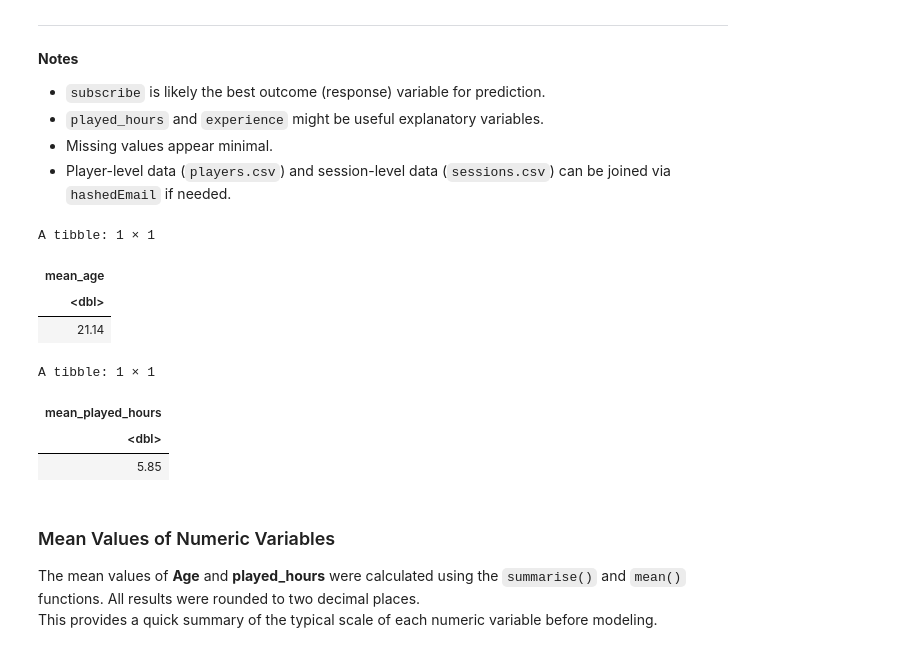
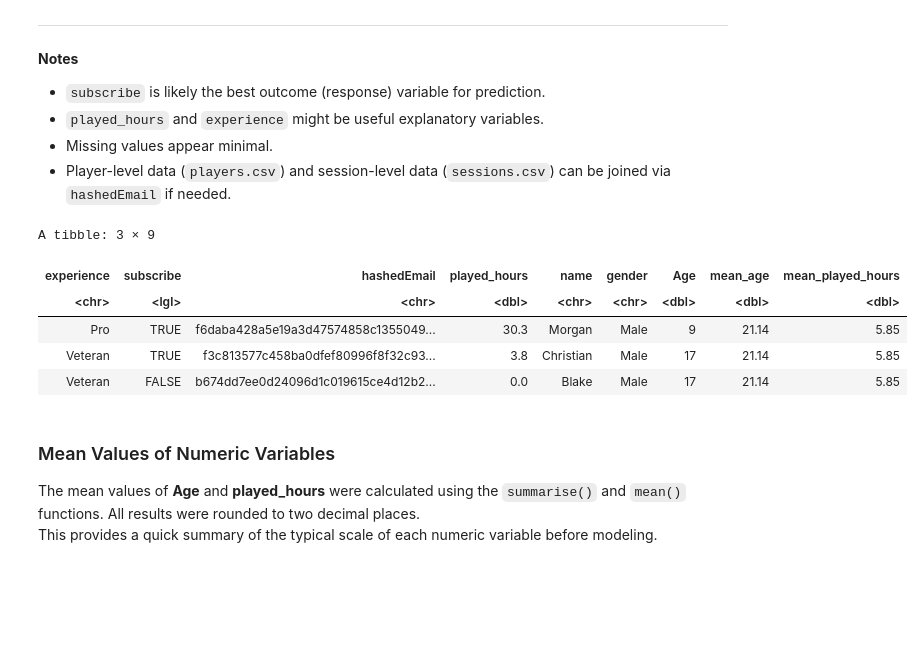
Before and after one commit to Dongwoothehutt/dsci1002025w1group25, a Jupyter notebook: projectmainnotebook.ipynb, the cells around one changed output. Saved outputs shown, nothing was run; the diff lists cells and outputs as text; code cells hidden in the pictures; blank space fills up the shorter version.

Commit message:
Replaced summarise() with mutate() to add mean_age and mean_played_hours columns

```diff
--- a/projectmainnotebook.ipynb
+++ b/projectmainnotebook.ipynb
@@ -111,22 +111,22 @@ This includes the variable names, data types, and short descriptions based on wh
 - Missing values appear minimal.
 - Player-level data (`players.csv`) and session-level data (`sessions.csv`) can be joined via `hashedEmail` if needed.
 # %%
-# Calculate mean Age (rounded to 2 decimals)
-players |>
-  summarise(mean_age = round(mean(Age, na.rm = TRUE), 2))
+# Add avg_age and avg_played_hours as new columns in the dataset
+players <- players |>
+  mutate(
+    avg_age = round(mean(Age, na.rm = TRUE), 2),
+    avg_played_hours = round(mean(played_hours, na.rm = TRUE), 2)
+  )
 
-# Calculate mean played_hours (rounded to 2 decimals)
-players |>
-  summarise(mean_played_hours = round(mean(played_hours, na.rm = TRUE), 2))
+# Preview first few rows to confirm the new columns
+head(players, 3)
 # %% [output]
-A tibble: 1 × 1
+A tibble: 3 × 9
-| mean_age |
-| <dbl> |
-| 21.14 |
+| experience | subscribe | hashedEmail | played_hours | name | gender | Age | mean_age | mean_played_hours |
+| <chr> | <lgl> | <chr> | <dbl> | <chr> | <chr> | <dbl> | <dbl> | <dbl> |
+| Pro | TRUE | f6daba428a5e19a3d47574858c1355049... | 30.3 | Morgan | Male | 9 | 21.14 | 5.85 |
+| Veteran | TRUE | f3c813577c458ba0dfef80996f8f32c93... | 3.8 | Christian | Male | 17 | 21.14 | 5.85 |
+| Veteran | FALSE | b674dd7ee0d24096d1c019615ce4d12b2... | 0.0 | Blake | Male | 17 | 21.14 | 5.85 |
-A tibble: 1 × 1
-| mean_played_hours |
-| <dbl> |
-| 5.85 |
 # %% [markdown]
 ### Mean Values of Numeric Variables
 
```
Also changed, not shown: parts of 4 cells of this notebook.
